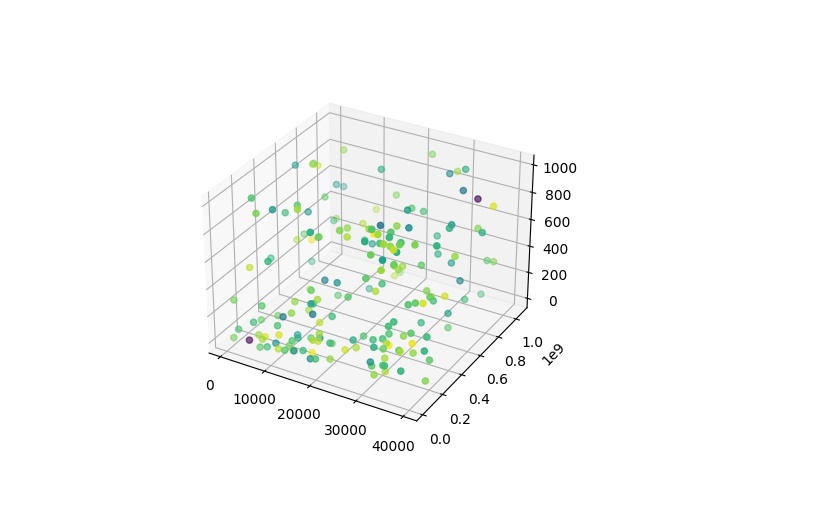
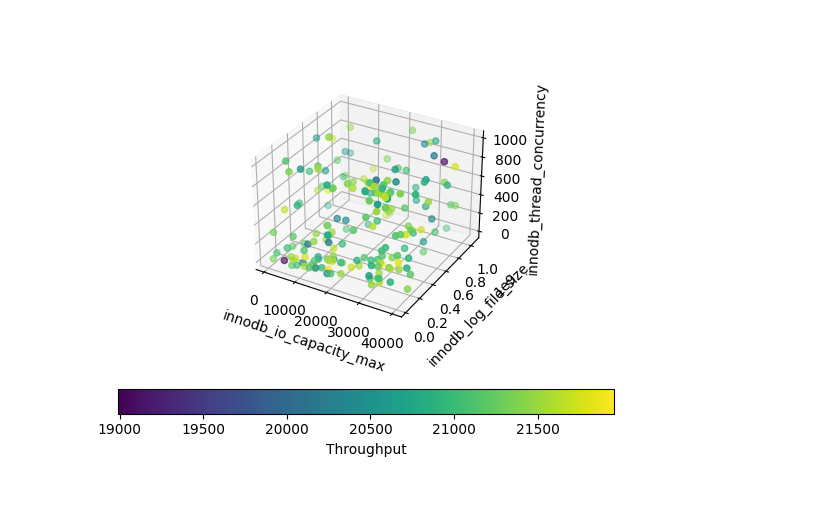
Before and after one commit to seokjeongeum/OpAdviserPrivate, a Jupyter notebook: plot.ipynb, the cells around one changed output. Saved outputs shown, nothing was run; the diff lists cells and outputs as text; code cells hidden in the pictures.

Commit message:
Add plots

```diff
--- a/plot.ipynb
+++ b/plot.ipynb
@@ -1,19 +1,27 @@
 # %%
 %matplotlib widget
 import json
 
 from matplotlib import pyplot as plt
 
 with open('repo/history_twitter_smac_3.json') as f:
     data = json.load(f)['data']
     xs = [d['configuration']['innodb_io_capacity_max'] for d in data]
     ys = [d['configuration']['innodb_log_file_size'] for d in data]
     zs = [d['configuration']['innodb_thread_concurrency'] for d in data]
     c = [d['external_metrics'].get('tps') for d in data]
-    fig, ax = plt.subplots(subplot_kw={
-        'projection': '3d',
-    })
-    ax.scatter(xs, ys, zs, c=c)
+    fig, ax = plt.subplots(
+        subplot_kw={
+            'projection': '3d',
+        }
+    )
+    ax.set_xlabel('innodb_io_capacity_max')
+    ax.set_ylabel('innodb_log_file_size')
+    ax.set_zlabel('innodb_thread_concurrency')
+    s = ax.scatter(xs, ys, zs, c=c)
+    cbar = plt.colorbar(s, location='bottom')
+    cbar.ax.set_xlabel('Throughput')
+    plt.savefig('pdf.pdf', bbox_inches='tight')
     plt.show()
 # %% [output]
-[figure, old version]
+[figure, new version]
```
Also changed, not shown: parts of 2 cells of this notebook, 5 other files.
